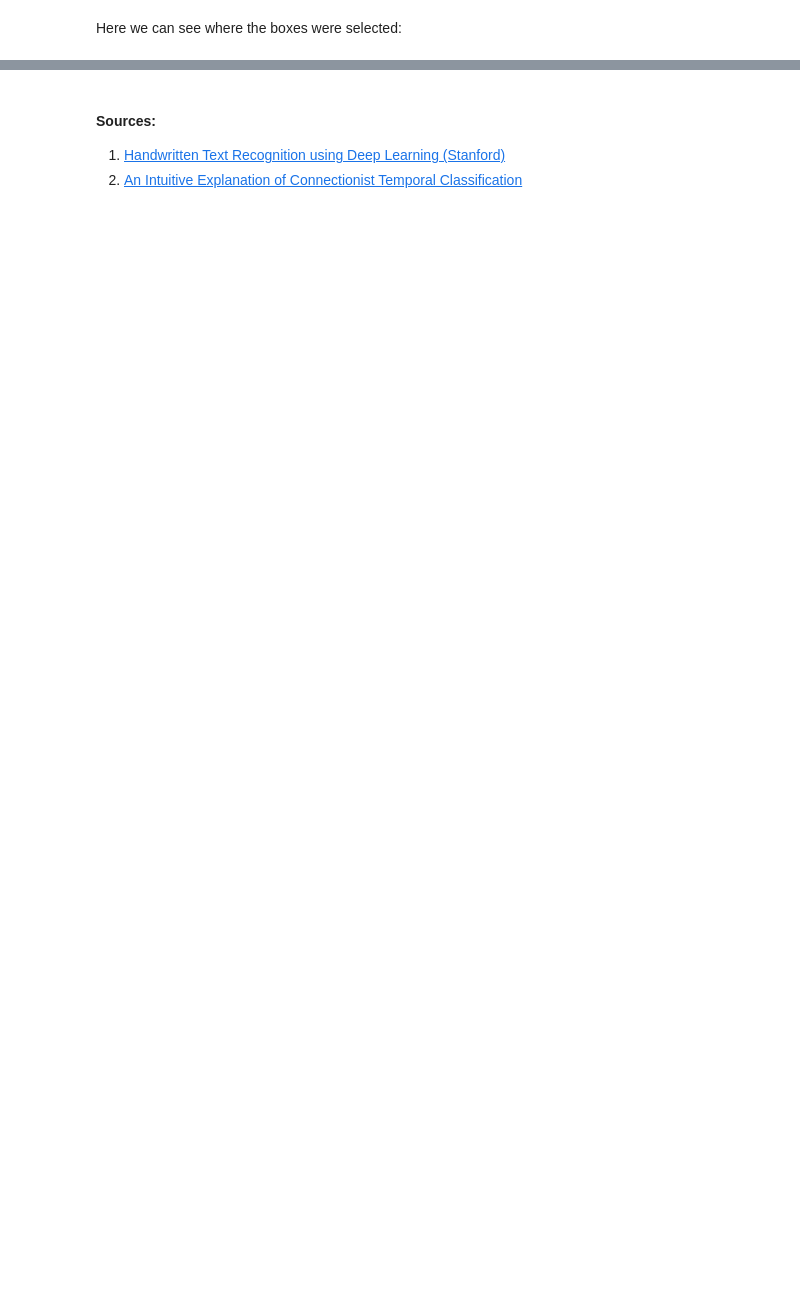
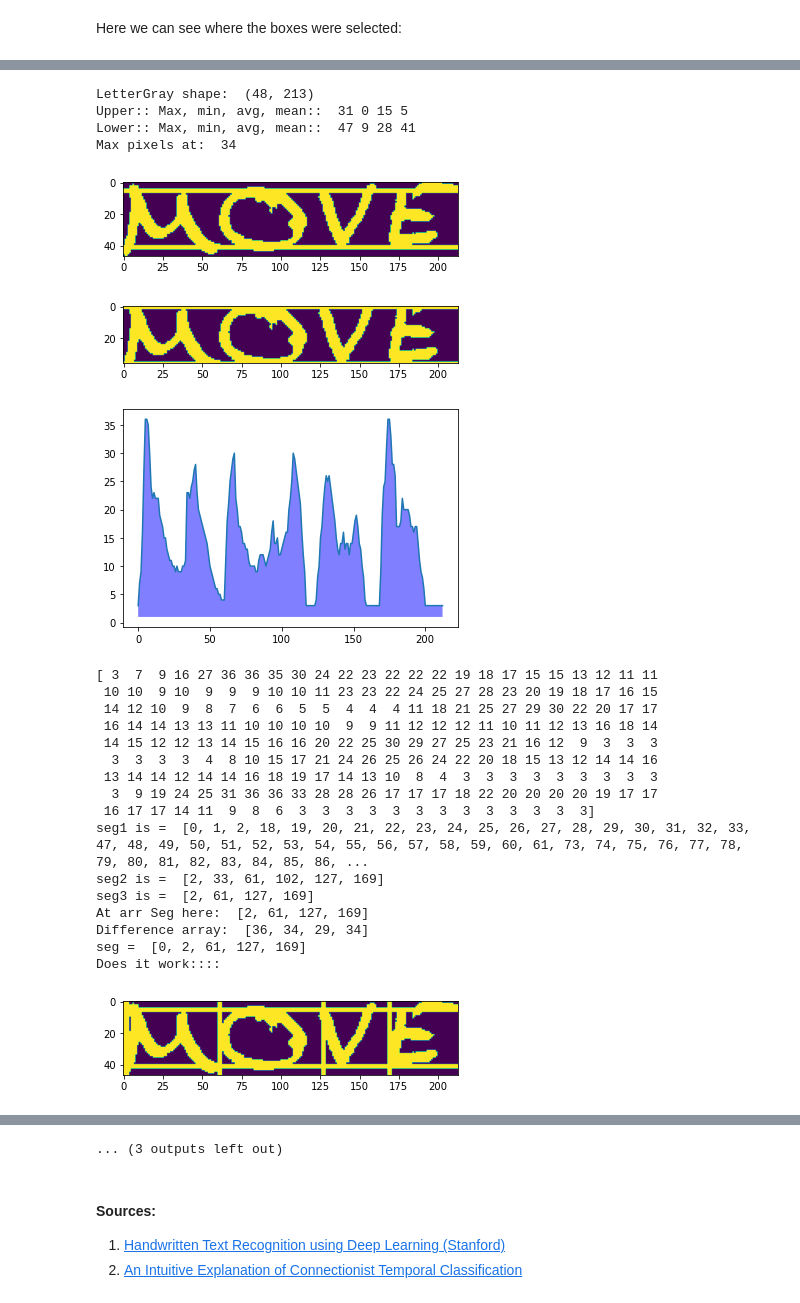
Before and after one commit to youssef-chaabouni/CSE204-Machine-Learning-Project, a Jupyter notebook: model_1/FinalProject_ML_AMYCTV.ipynb, the cells around one changed output, grey strips where cells are left out. Saved outputs shown, nothing was run; the diff lists cells and outputs as text; code cells hidden in the pictures; blank space fills up the shorter version.

```diff
--- a/model_1/FinalProject_ML_AMYCTV.ipynb
+++ b/model_1/FinalProject_ML_AMYCTV.ipynb
@@ -258,0 +272,10 @@ plt.show()
+# %%
+def fitToSize(thresh1):
+
+    mask = thresh1 > 0
+    coords = np.argwhere(mask)
+
+    x0, y0 = coords.min(axis=0)
+    x1, y1 = coords.max(axis=0) + 1   # slices are exclusive at the top
+    cropped = thresh1[x0:x1,y0:y1]
+    return cropped
@@ -258,0 +494,5 @@ plt.show()
+# %%
+gray = og.astype("float32")
+gray *= 255
+gray = gray.astype("uint8")
+print(gray)
@@ -258,0 +507,63 @@ plt.show()
+# %%
+print ('LetterGray shape: ',gray.shape)
+
+fn = 0
+counter = 0
+th, letterGray = cv.threshold(gray, 250, 255, cv.THRESH_BINARY_INV|cv.THRESH_OTSU)
+letterGray = fitToSize(letterGray)
+letter2 = letterGray.copy()
+letterGray = cv.dilate(letterGray,None,iterations = 4)
+
+h = letterGray.shape[0]
+w = letterGray.shape[1]
+
+upoints, dpoints=findCapPoints(letterGray)
+meanu, lb = baselines(letter2, upoints, dpoints)
+
+##-----------Final Baseline row numbers-----------------------####
+#Ignore all points avove and below these rows
+upper_baseline = meanu
+lower_baseline = lb
+
+##--------------------Make histogram-------------------------------------###
+
+colcnt = histogram(letter2, upper_baseline, lower_baseline)
+print(colcnt)
+
+###------------------------Visualize segmentation------------------------------#####
+## Tuning Parameters
+min_pixel_threshold = 16
+min_separation_threshold = 10
+min_round_letter_threshold = 190
+
+seg = visualize(letter2, upper_baseline, lower_baseline, min_pixel_threshold,
+                min_separation_threshold, min_round_letter_threshold)
+wordImgList = segmentCharacters(seg, gray)
+for i in wordImgList:
+    cv.imwrite("./result/characters/" + str(counter) +".jpeg",i)
+    counter=counter+1
+# %% [output]
+LetterGray shape:  (48, 213)
+Upper:: Max, min, avg, mean::  31 0 15 5
+Lower:: Max, min, avg, mean::  47 9 28 41
+Max pixels at:  34
+[figure, added]
+[figure, added]
+[figure, added]
+[ 3  7  9 16 27 36 36 35 30 24 22 23 22 22 22 19 18 17 15 15 13 12 11 11
+ 10 10  9 10  9  9  9 10 10 11 23 23 22 24 25 27 28 23 20 19 18 17 16 15
+ 14 12 10  9  8  7  6  6  5  5  4  4  4 11 18 21 25 27 29 30 22 20 17 17
+ 16 14 14 13 13 11 10 10 10 10  9  9 11 12 12 12 11 10 11 12 13 16 18 14
+ 14 15 12 12 13 14 15 16 16 20 22 25 30 29 27 25 23 21 16 12  9  3  3  3
+  3  3  3  3  4  8 10 15 17 21 24 26 25 26 24 22 20 18 15 13 12 14 14 16
+ 13 14 14 12 14 14 16 18 19 17 14 13 10  8  4  3  3  3  3  3  3  3  3  3
+  3  9 19 24 25 31 36 36 33 28 28 26 17 17 17 18 22 20 20 20 20 19 17 17
+ 16 17 17 14 11  9  8  6  3  3  3  3  3  3  3  3  3  3  3  3  3]
+seg1 is =  [0, 1, 2, 18, 19, 20, 21, 22, 23, 24, 25, 26, 27, 28, 29, 30, 31, 32, 33, 47, 48, 49, 50, 51, 52, 53, 54, 55, 56, 57, 58, 59, 60, 61, 73, 74, 75, 76, 77, 78, 79, 80, 81, 82, 83, 84, 85, 86, ...
+seg2 is =  [2, 33, 61, 102, 127, 169]
+seg3 is =  [2, 61, 127, 169]
+At arr Seg here:  [2, 61, 127, 169]
+Difference array:  [36, 34, 29, 34]
+seg =  [0, 2, 61, 127, 169]
+Does it work::::
+[figure, added]
@@ -259,3 +583,4 @@ plt.show()
+... (3 outputs left out)
 # %% [markdown]
 #### Sources:
 1. [Handwritten Text Recognition using Deep Learning (Stanford)](http://vision.stanford.edu/teaching/cs231n/reports/2017/pdfs/810.pdf)
```
Also changed, not shown: parts of 18 cells of this notebook, 1 other file.
